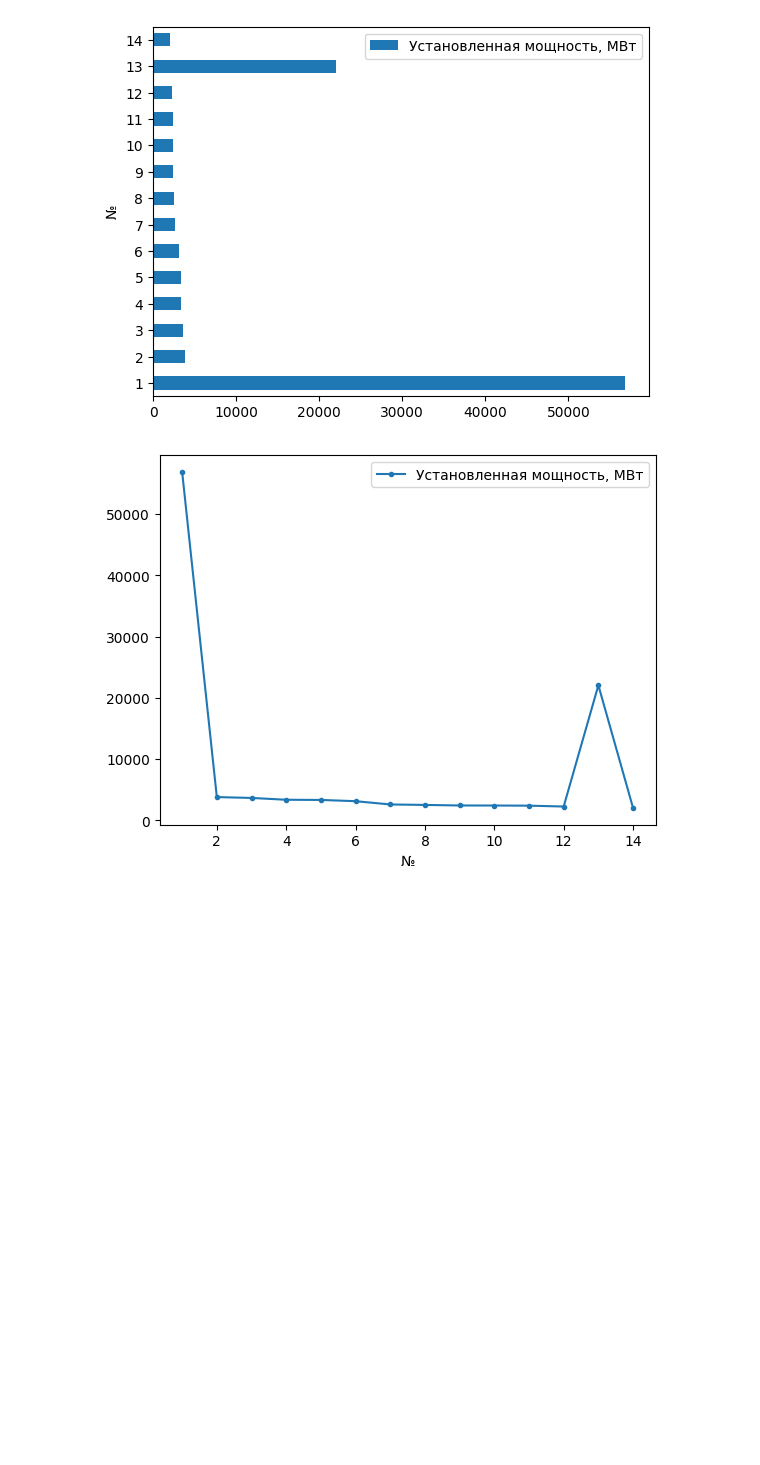
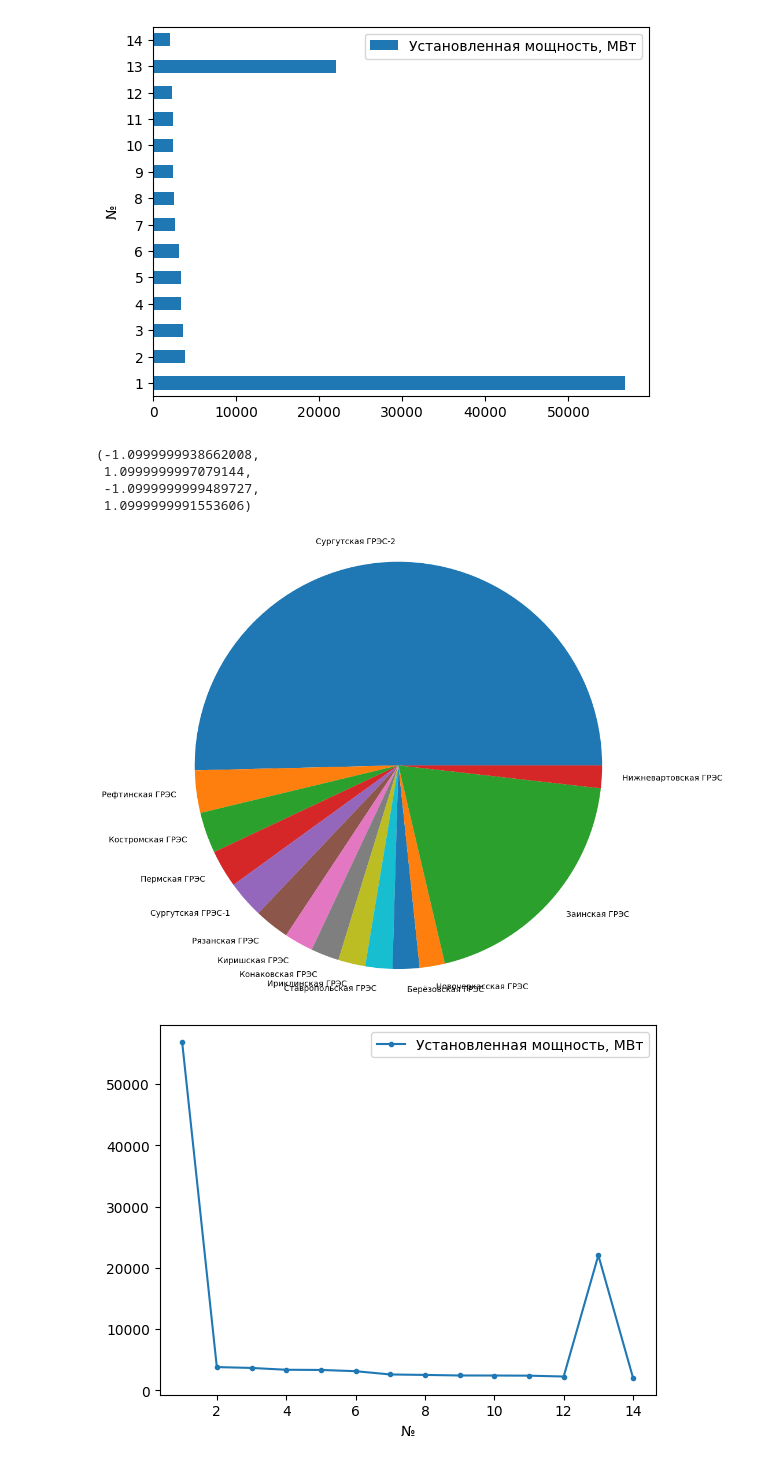
Before and after one commit to Polozov2005/CFR_Lab3, a Jupyter notebook: CFR_Lab3.ipynb, the cells around one changed output. Saved outputs shown, nothing was run; the diff lists cells and outputs as text; code cells hidden in the pictures; blank space fills up the shorter version.

```diff
--- a/CFR_Lab3.ipynb
+++ b/CFR_Lab3.ipynb
@@ -136,4 +138,21 @@ df.plot(kind = 'barh')
 # %% [output]
 <Axes: ylabel='№'>
 [figure]
+# %%
+# 10. Построение круговой диаграммы по данным
+matrix = df.iloc[: , 1:2].values
+matrix = matrix.ravel()
+
+labels = df.iloc[ : , 0:1].values
+labels = labels.ravel()
+
+fig, ax = plt.subplots(figsize = (10, 10))
+ax.pie(x = matrix, labels = labels)
+ax.axis('equal')
+# %% [output]
+(-1.0999999938662008,
+ 1.0999999997079144,
+ -1.0999999999489727,
+ 1.0999999991553606)
+[figure, added]
 # %%
```
Also changed, not shown: parts of 2 cells of this notebook.
